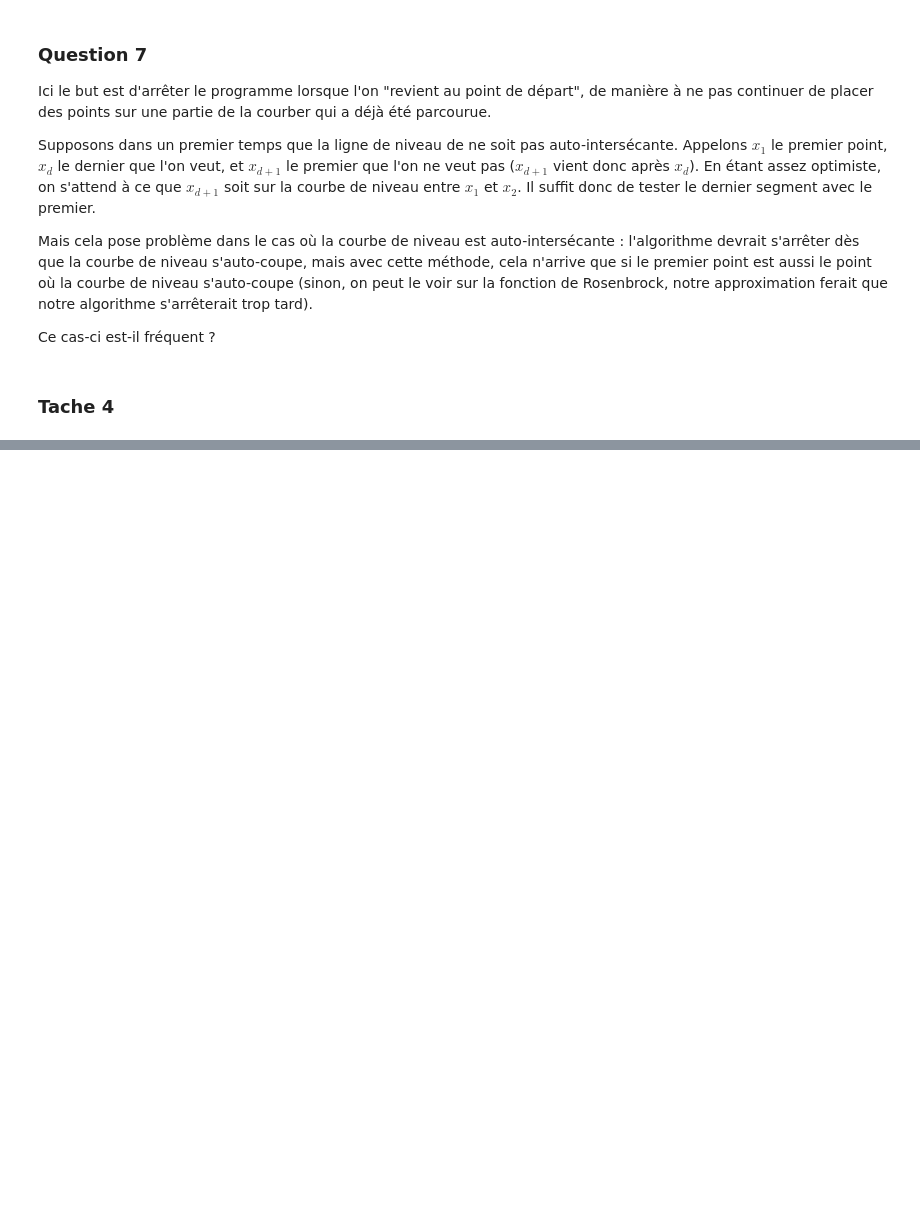
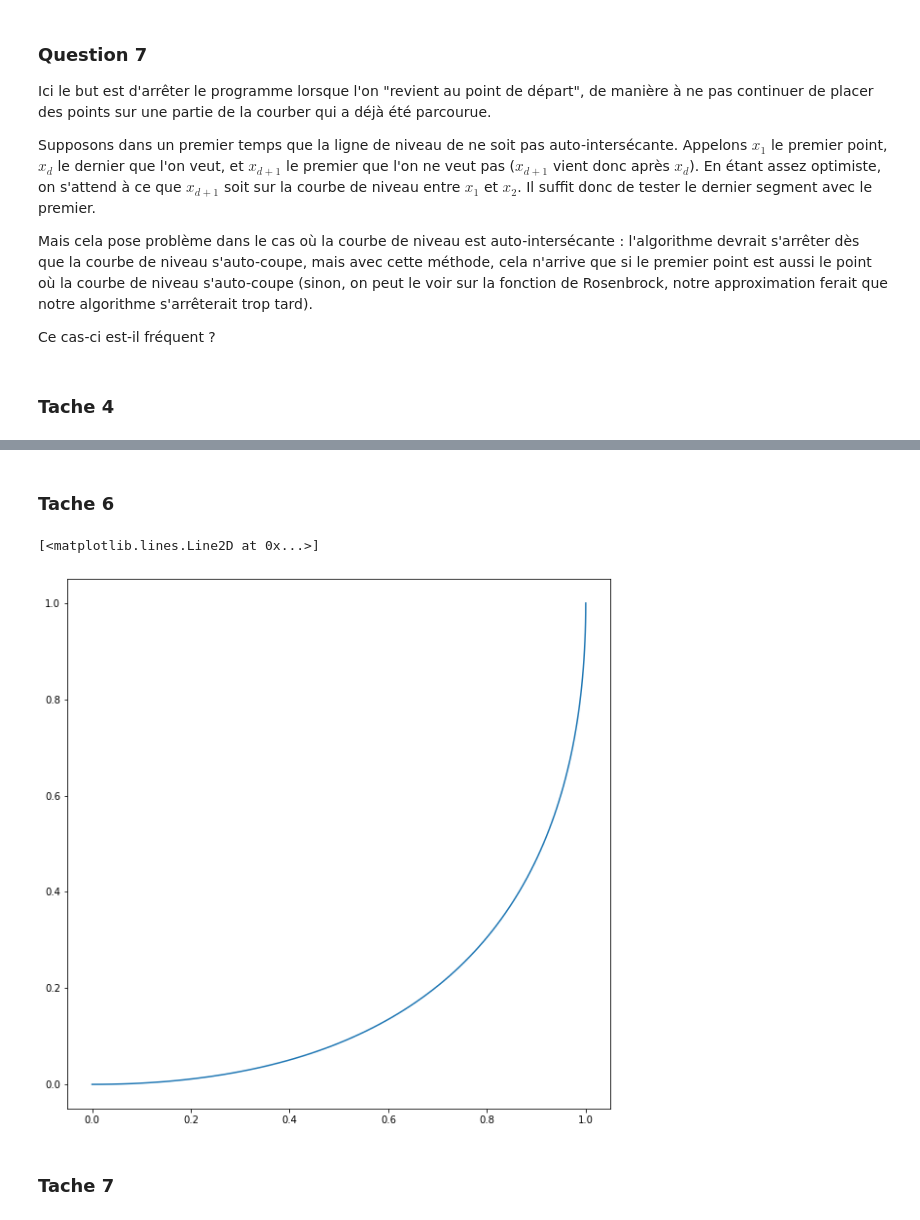
Before and after one commit to 20serieys/info_maths, a Jupyter notebook: projet_info_maths.ipynb, the cells around one changed output, grey strips where cells are left out. Drawn from its saved outputs; the diff is of its cells as text; code cells hidden in the pictures; blank space fills up the shorter version.

```diff
--- a/projet_info_maths.ipynb
+++ b/projet_info_maths.ipynb
@@ -245,0 +268,32 @@ plt.show()
+# %% [markdown]
+### Tache 6
+# %%
+def gamma(t, P1, P2, u1, u2):
+    if np.linalg.det(np.array([u1,u2]))!=0:
+        A = np.array([[1,0,0,0,0,0],
+                    [0,0,0,1,0,0],
+                    [1,1,1,0,0,0],
+                    [0,0,0,1,1,1],
+                    [0,-u1[1],0,0,u1[0],0],
+                    [0,-u2[1],-2*u2[1],0,u2[0],2*u2[0]]])
+        P = np.concatenate((P1,P2,np.array([0,0])))
+        coefs = np.linalg.inv(A).dot(P)
+        a,b,c,d,e,f = coefs
+        mu1 = b*u1[0] + e*u1[1]    #positif si positivement lié et négatif sinon
+        mu2 = (b+2*c)*u2[0] + (e+2*f)*u2[1]
+        if mu1 > 0 and mu2 > 0 :
+            return np.array([a + b*t + c*t**2, d + e*t + f*t**2])
+    return np.array([(1-t)*P1[0] + t*P2[0],(1-t)*P1[1] + t*P2[1]])
+# %%
+P1=np.array([0,0])
+P2=np.array([1,1])
+u1=np.array([1,0])
+u2=np.array([0,1])
+t=np.linspace(0,1,100)
+L=gamma(t, P1, P2, u1, u2)
+plt.plot(L[0],L[1])
+# %% [output]
+[<matplotlib.lines.Line2D at 0x...>]
+[figure, added]
+# %% [markdown]
+### Tache 7
```
Also changed, not shown: parts of 7 cells of this notebook.
